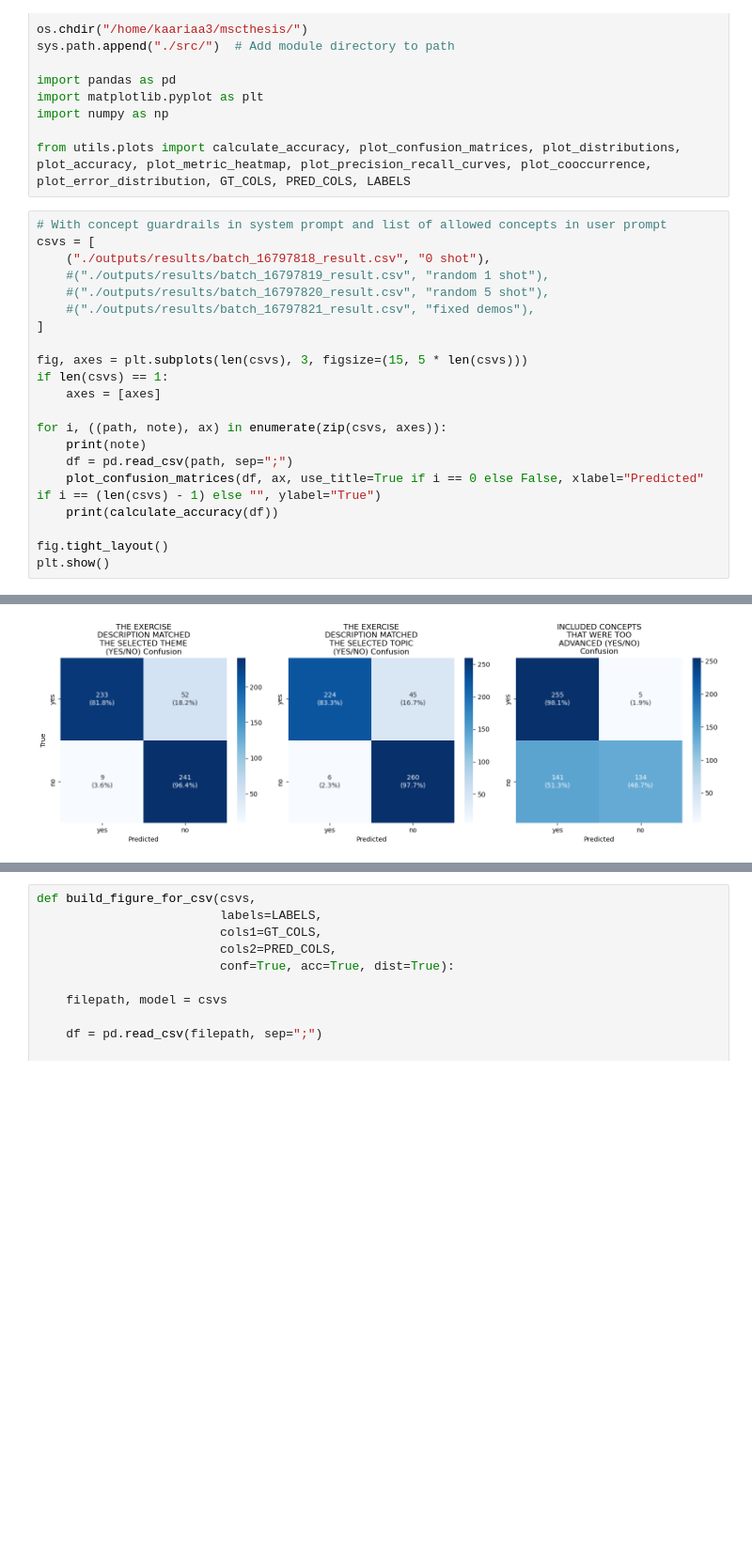
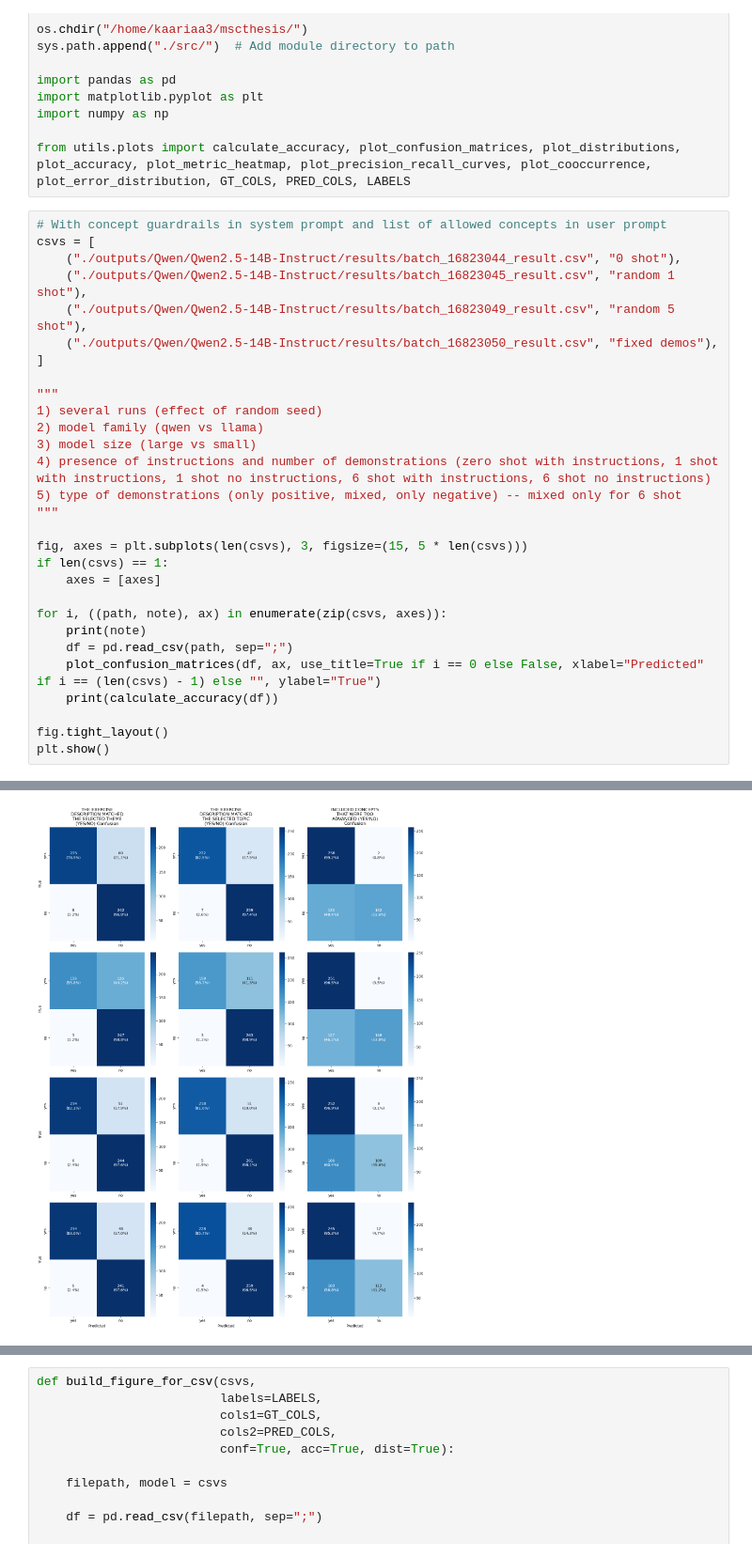
Before and after one commit to AleksiKaa/mscthesis, a Jupyter notebook: src/notebooks/results/compare_results.ipynb, the cells around one changed output, grey strips where cells are left out. Shown at 94% size. Saved outputs shown, nothing was run; the diff lists cells and outputs as text; blank space fills up the shorter version.

```diff
--- a/src/notebooks/results/compare_results.ipynb
+++ b/src/notebooks/results/compare_results.ipynb
@@ -16,11 +16,19 @@ from utils.plots import calculate_accuracy, plot_confusion_matrices, plot_distri
 # %%
 # With concept guardrails in system prompt and list of allowed concepts in user prompt
 csvs = [
-    ("./outputs/results/batch_16797818_result.csv", "0 shot"),
-    #("./outputs/results/batch_16797819_result.csv", "random 1 shot"),
-    #("./outputs/results/batch_16797820_result.csv", "random 5 shot"),
-    #("./outputs/results/batch_16797821_result.csv", "fixed demos"),
+    ("./outputs/Qwen/Qwen2.5-14B-Instruct/results/batch_16823044_result.csv", "0 shot"),
+    ("./outputs/Qwen/Qwen2.5-14B-Instruct/results/batch_16823045_result.csv", "random 1 shot"),
+    ("./outputs/Qwen/Qwen2.5-14B-Instruct/results/batch_16823049_result.csv", "random 5 shot"),
+    ("./outputs/Qwen/Qwen2.5-14B-Instruct/results/batch_16823050_result.csv", "fixed demos"),
 ]
+
+"""
+1) several runs (effect of random seed)
+2) model family (qwen vs llama)
+3) model size (large vs small)
+4) presence of instructions and number of demonstrations (zero shot with instructions, 1 shot with instructions, 1 shot no instructions, 6 shot with instructions, 6 shot no instructions)
+5) type of demonstrations (only positive, mixed, only negative) -- mixed only for 6 shot
+"""
 
 fig, axes = plt.subplots(len(csvs), 3, figsize=(15, 5 * len(csvs)))
 if len(csvs) == 1:
@@ -40,4 +54,4 @@ plt.show()
-[figure, old version]
+[figure, new version]
 # %%
 # Without concept guardrails in system prompt and with list of allowed concepts in user prompt
 csvs = [
```
Also changed, not shown: parts of 3 cells of this notebook, 5 other files.
